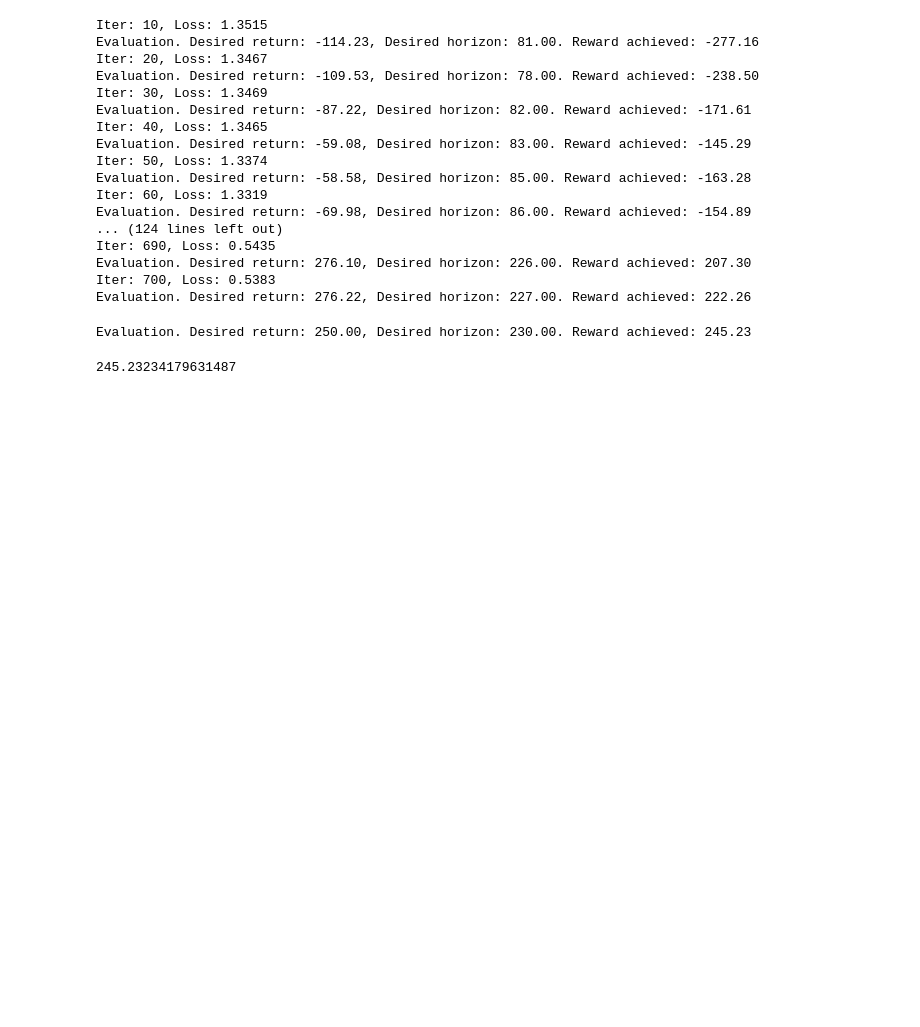
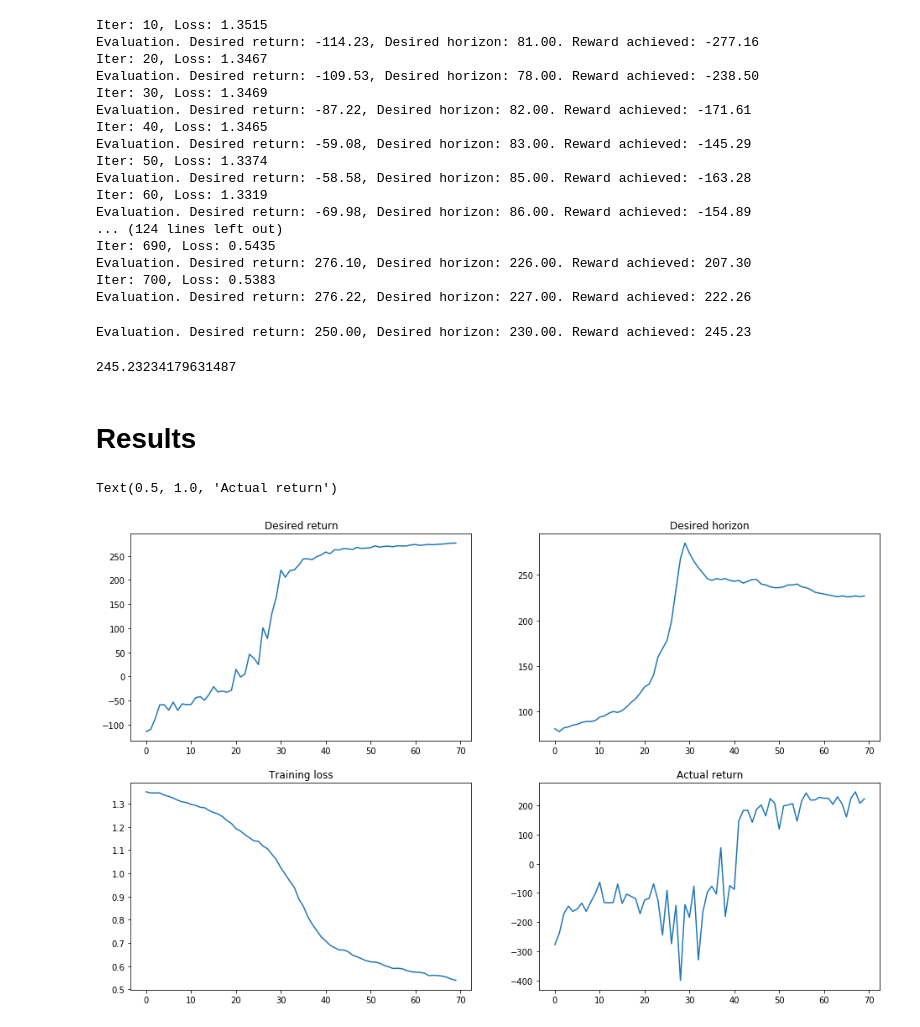
Before and after one commit to jscriptcoder/Upside-Down-Reinforcement-Learning, a Jupyter notebook: Upside-Down_RL.ipynb, the cells around one changed output. Cells and saved outputs as stored; diff of their text form; code cells hidden in the pictures; blank space fills up the shorter version.

```diff
--- a/Upside-Down_RL.ipynb
+++ b/Upside-Down_RL.ipynb
@@ -760,3 +760,5 @@ Evaluation. Desired return: 250.00, Desired horizon: 230.00. Reward achieved: 24
 # env_with_monitor = gym.wrappers.Monitor(env, "videos")
 # %%
 # evaluate_agent(env_with_monitor, behavior, [250, 230], render=True)
+# %% [markdown]
+# Results
@@ -762,0 +767,18 @@ Evaluation. Desired return: 250.00, Desired horizon: 230.00. Reward achieved: 24
+# %%
+desired_return = [h['desired_return'] for h in learning_history]
+desired_horizon = [h['desired_horizon'] for h in learning_history]
+training_loss = [h['training_loss'] for h in learning_history]
+actual_return = [h['actual_return'] for h in learning_history]
+# %%
+fig, axs = plt.subplots(2, 2, figsize=(16, 10))
+axs[0, 0].plot(desired_return)
+axs[0, 0].set_title('Desired return')
+axs[0, 1].plot(desired_horizon)
+axs[0, 1].set_title('Desired horizon')
+axs[1, 0].plot(training_loss)
+axs[1, 0].set_title('Training loss')
+axs[1, 1].plot(actual_return)
+axs[1, 1].set_title('Actual return')
+# %% [output]
+Text(0.5, 1.0, 'Actual return')
+[figure, added]
```
Also changed, not shown: parts of 5 cells of this notebook.
